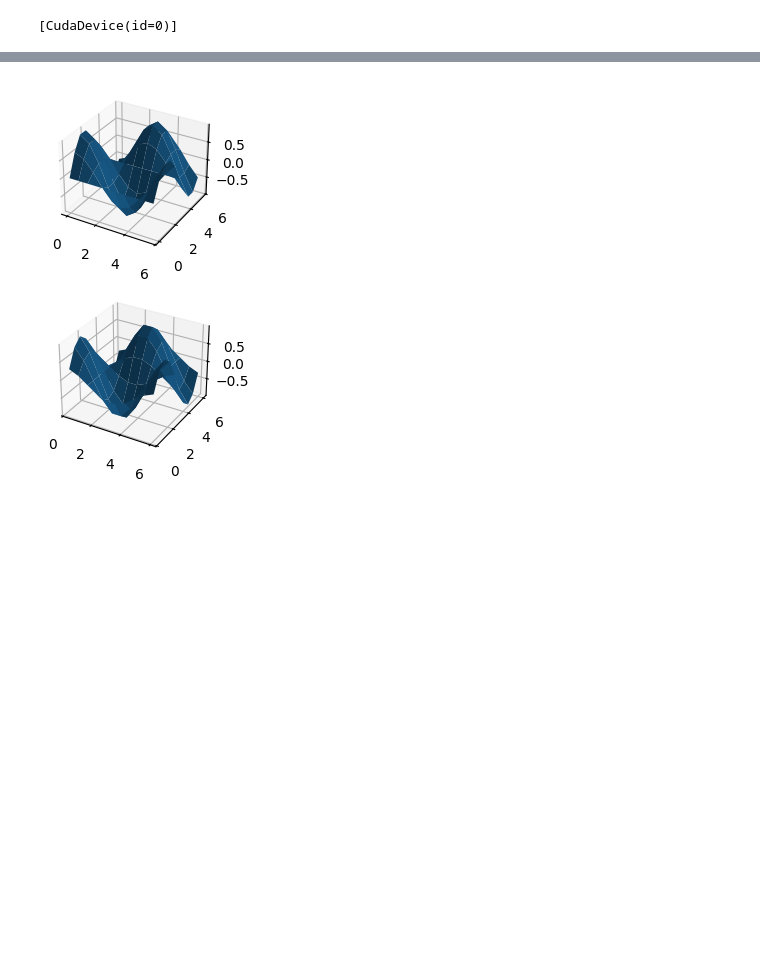
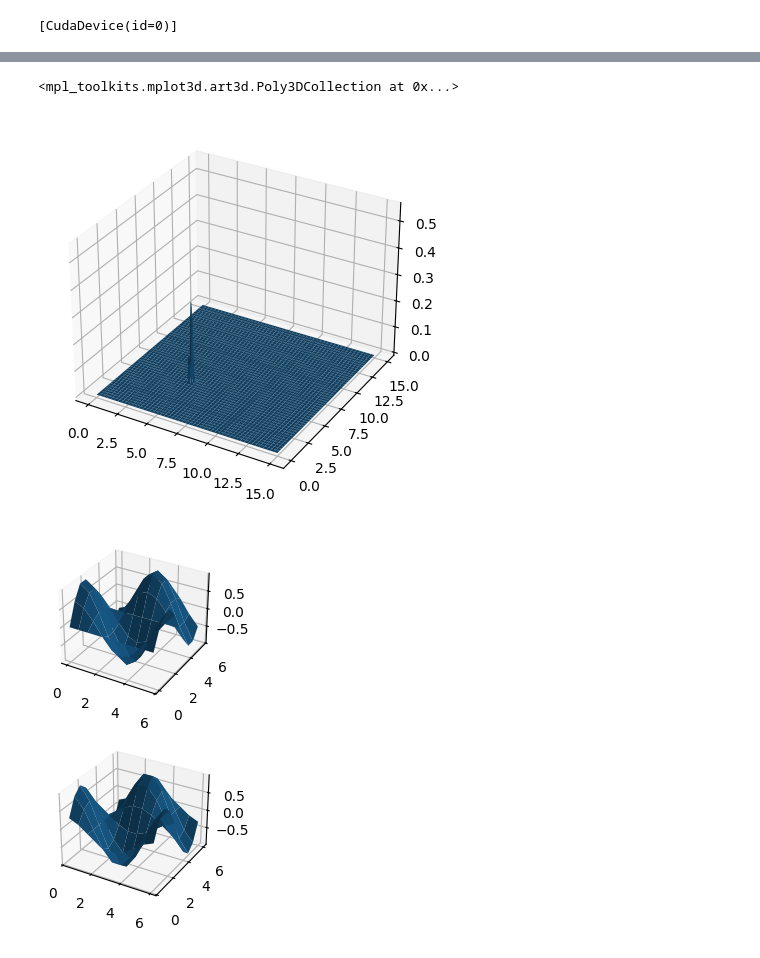
Before and after one commit to hashimmg/jax_IB, a Jupyter notebook: notebooks/Flapping_Demo-03-12-2024.ipynb, the cells around one changed output, grey strips where cells are left out. Saved outputs shown, nothing was run; the diff lists cells and outputs as text; code cells hidden in the pictures; blank space fills up the shorter version.

```diff
--- a/notebooks/Flapping_Demo-03-12-2024.ipynb
+++ b/notebooks/Flapping_Demo-03-12-2024.ipynb
@@ -27,3 +31,11 @@ jax.devices()
 # %%
 grid = jax_ib.base.grids.Grid(shape=(10, 10),domain = ((0,2*np.pi),(0,2*np.pi)))
 array = jax_ib.base.grids.GridArray(np.zeros((10, 10)), offset=(0.5, 0.5), grid=grid)
+# %%
+dx = 0.1
+ds = np.sqrt(dx**2 * 2)
+xp = 5
+yp = 5
+X, Y= grid.mesh()
+def fun(X, Y):
+    return convolution_functions.gaussian(jnp.sqrt((xp-X)**2 + (yp-Y)**2),0,dx)*ds
@@ -30,3 +52,11 @@ array = jax_ib.base.grids.GridArray(np.zeros((10, 10)), offset=(0.5, 0.5), grid=
+# %%
+
+fig, ax = plt.subplots(subplot_kw={"projection": "3d"},ncols=1, nrows=1)
+ev = grid.eval_on_mesh(fun, offset=o)
+ax.plot_surface(np.array(X), np.array(Y), ev.data)
+# %% [output]
+<mpl_toolkits.mplot3d.art3d.Poly3DCollection at 0x...>
+[figure, added]
 # %%
 #-- Initial velocity profile
 def fun(x,y):
```
Also changed, not shown: parts of 33 cells of this notebook, 11 other files.
